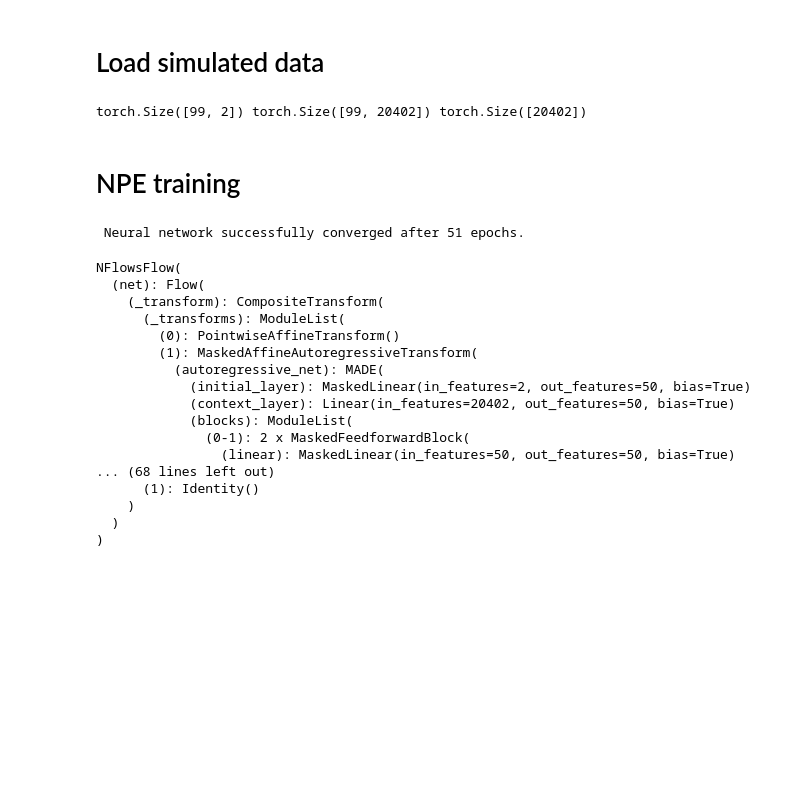
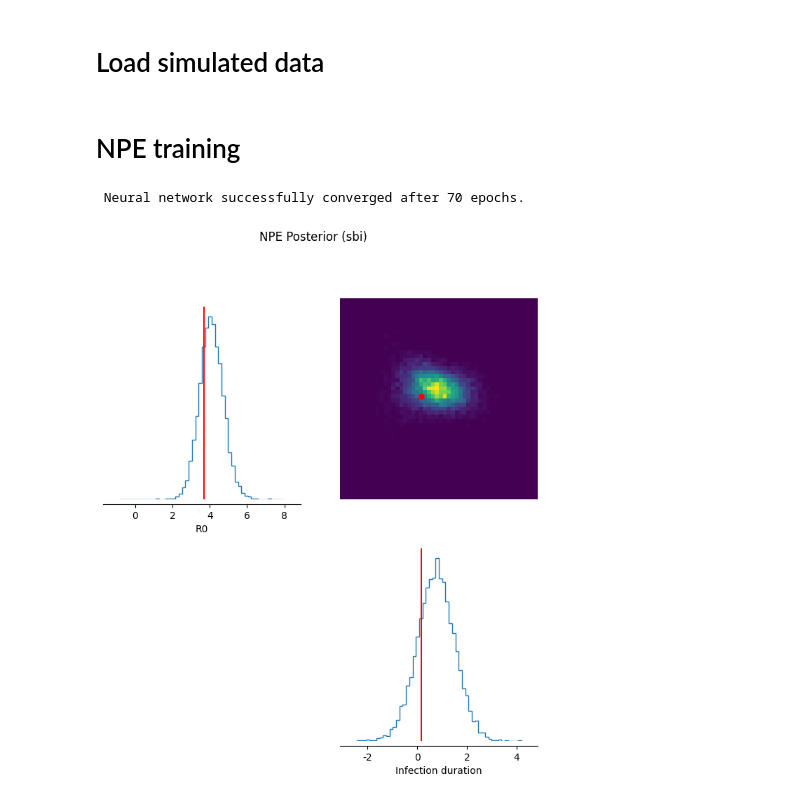
Before and after one commit to vgarot/sbi-hackathon-2026, a Jupyter notebook: models/sequence-alignments/gdoussonlys.ipynb, the cells around one changed output. Cells and saved outputs as stored; diff of their text form; code cells hidden in the pictures; blank space fills up the shorter version.

```diff
--- a/models/sequence-alignments/gdoussonlys.ipynb
+++ b/models/sequence-alignments/gdoussonlys.ipynb
@@ -23,10 +23,6 @@ for k_sim, sim in enumerate(sims):
 
 theta = torch.Tensor(np.array(theta))
 x = torch.flatten(torch.Tensor(np.array(x)), start_dim=1)
-
-print(theta.shape, x.shape, x_0.shape)
-# %% [output]
-torch.Size([99, 2]) torch.Size([99, 20402]) torch.Size([20402])
 # %% [markdown]
 # NPE training
 # %%
@@ -35,22 +31,8 @@ from sbi.inference import NPE
 npe = NPE()
 npe.append_simulations(theta, x)
 npe.train()
+
+posterior = npe.build_posterior()
+samples = posterior.sample((10_000,), x=x_0)
 # %% [output]
- Neural network successfully converged after 51 epochs.
+ Neural network successfully converged after 70 epochs.
-NFlowsFlow(
-  (net): Flow(
-    (_transform): CompositeTransform(
-      (_transforms): ModuleList(
-        (0): PointwiseAffineTransform()
-        (1): MaskedAffineAutoregressiveTransform(
-          (autoregressive_net): MADE(
-            (initial_layer): MaskedLinear(in_features=2, out_features=50, bias=True)
-            (context_layer): Linear(in_features=20402, out_features=50, bias=True)
-            (blocks): ModuleList(
-              (0-1): 2 x MaskedFeedforwardBlock(
-                (linear): MaskedLinear(in_features=50, out_features=50, bias=True)
-... (68 lines left out)
-      (1): Identity()
-    )
-  )
-)
@@ -63,3 +39,17 @@ nle.train()
-# %%
-posterior = npe.build_posterior()
-samples = posterior.sample((1_000,), x=x_0)
+# %%
+import matplotlib.pyplot as plt
+from sbi.analysis import pairplot
+
+param_labels = ["R0", "Infection duration"]
+
+fig, axes = pairplot(
+    samples,
+    labels=param_labels,
+    figsize=(8, 8),
+    points=theta_0,
+    points_colors="r",
+)
+plt.suptitle("NPE Posterior (sbi)", y=1.02)
+plt.show()
+# %% [output]
+[figure, added]
```
Also changed, not shown: parts of 5 cells of this notebook.
